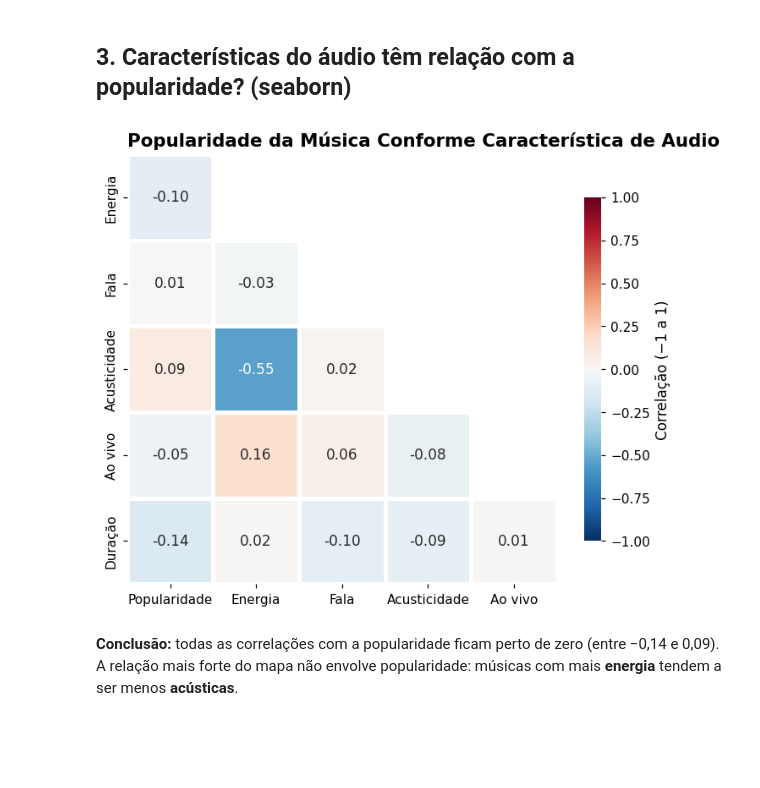
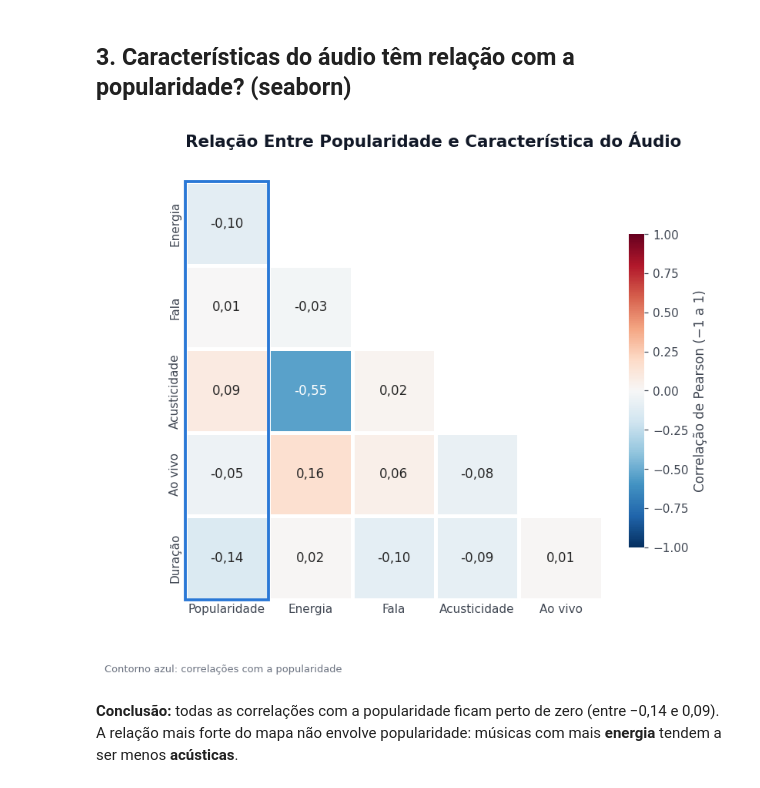
Before and after one commit to Mv1xx/Project_DataViz, a Jupyter notebook: notebooks/02_graficos.ipynb, the cells around one changed output. Saved outputs shown, nothing was run; the diff lists cells and outputs as text; code cells hidden in the pictures; blank space fills up the shorter version.

```diff
--- a/notebooks/02_graficos.ipynb
+++ b/notebooks/02_graficos.ipynb
@@ -80,20 +105,25 @@ plt.show()
 # %%
 nomes = {"popularidade_musica": "Popularidade", "energia": "Energia", "fala": "Fala",
          "acusticidade": "Acusticidade", "prob_aovivo": "Ao vivo", "duracao_min": "Duração"}
-corr = musicas_unicas[list(nomes)].rename(columns=nomes).corr()
-corr = corr.iloc[1:, :-1]
+corr = musicas_unicas[list(nomes)].rename(columns=nomes).corr().iloc[1:, :-1]
 mascara = np.triu(np.ones_like(corr, dtype=bool), k=1)
 
-fig, ax = plt.subplots(figsize=(7.5, 6))
-sns.heatmap(corr, mask=mascara, annot=True, annot_kws={"size": 11}, fmt=".2f", cmap="RdBu_r", vmin=-1, vmax=1,
-            center=0, linewidths=2, linecolor="white", square=True,
-            cbar_kws={"label": "Correlação (−1 a 1)", "shrink": 0.8}, ax=ax)
-ax.set_title("Popularidade da Música Conforme Característica de Audio")
-ax.grid(False)
+fig, ax = plt.subplots(figsize=(8, 6.4))
+sns.heatmap(corr, mask=mascara, annot=True, fmt=".2f", annot_kws={"size": 11},
+            cmap="RdBu_r", vmin=-1, vmax=1, center=0, linewidths=2, linecolor="white",
+            square=True, cbar_kws={"label": "Correlação de Pearson (−1 a 1)", "shrink": 0.75}, ax=ax)
+for t in ax.texts:                                   # vírgula decimal nos rótulos
+    t.set_text(t.get_text().replace(".", ","))
+ax.add_patch(plt.Rectangle((0, 0), 1, 5, fill=False, edgecolor=COR_MUSICA, linewidth=2.5, clip_on=False))
+
+titulos(ax, "Relação Entre Popularidade e Característica do Áudio",
+        f"")
+ax.tick_params(length=0)
+fonte(fig, "Contorno azul: correlações com a popularidade")
 salvar(fig, "03_correlacao_audio_popularidade")
 plt.show()
 # %% [output]
-[figure, old version]
+[figure, new version]
 # %% [markdown]
 **Conclusão:** todas as correlações com a popularidade ficam perto de zero (entre −0,14 e 0,09). A relação mais forte do mapa não envolve popularidade: músicas com mais **energia** tendem a ser menos **acústicas**.
 # %% [markdown]
```
Also changed, not shown: parts of 16 cells of this notebook, 12 other files.
